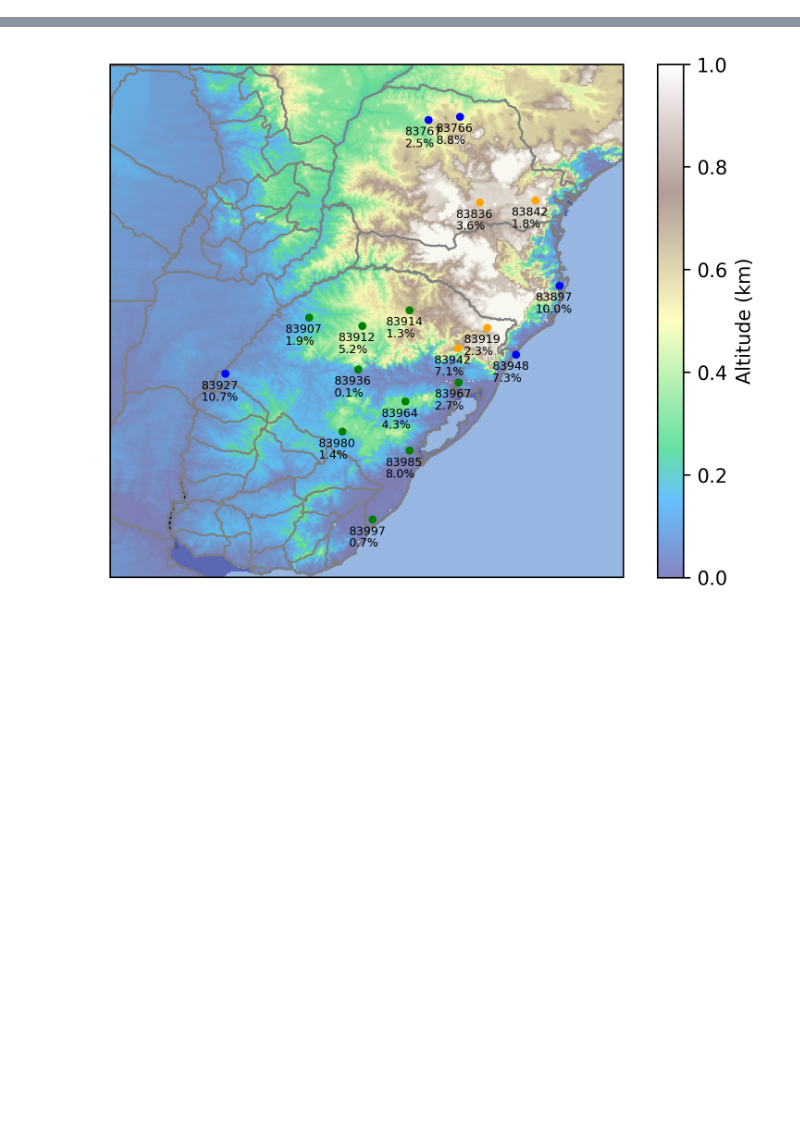
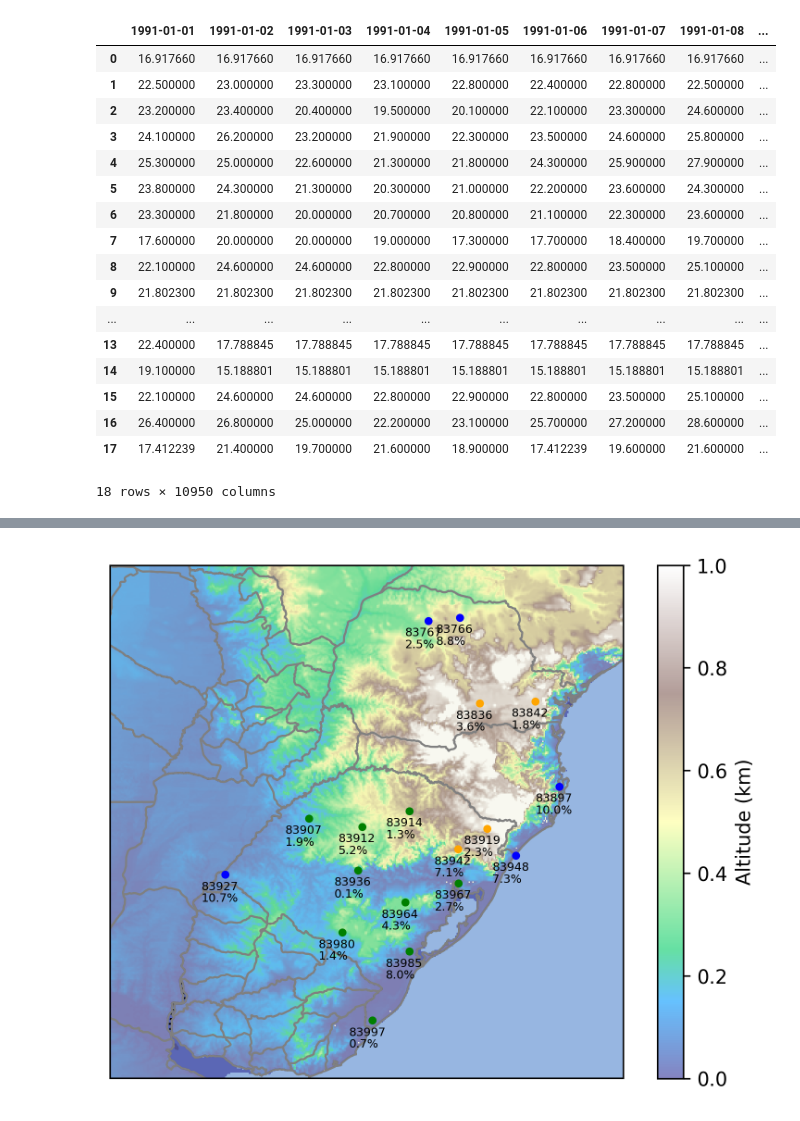
Before and after one commit to lucasdmarten/dissertacao, a Jupyter notebook: stations_parser.ipynb, the cells around one changed output, grey strips where cells are left out. Saved outputs shown, nothing was run; the diff lists cells and outputs as text; code cells hidden in the pictures; blank space fills up the shorter version.

```diff
--- a/stations_parser.ipynb
+++ b/stations_parser.ipynb
@@ -107,6 +107,27 @@ def fancy_dendrogram(*args, **kwargs):
         if max_d:
             plt.axhline(y=max_d, c='k')
     return ddata
+# %%
+data
+# %% [output]
+|  | 1991-01-01 | 1991-01-02 | 1991-01-03 | 1991-01-04 | 1991-01-05 | 1991-01-06 | 1991-01-07 | 1991-01-08 | ... |
+| 0 | 16.917660 | 16.917660 | 16.917660 | 16.917660 | 16.917660 | 16.917660 | 16.917660 | 16.917660 | ... |
+| 1 | 22.500000 | 23.000000 | 23.300000 | 23.100000 | 22.800000 | 22.400000 | 22.800000 | 22.500000 | ... |
+| 2 | 23.200000 | 23.400000 | 20.400000 | 19.500000 | 20.100000 | 22.100000 | 23.300000 | 24.600000 | ... |
+| 3 | 24.100000 | 26.200000 | 23.200000 | 21.900000 | 22.300000 | 23.500000 | 24.600000 | 25.800000 | ... |
+| 4 | 25.300000 | 25.000000 | 22.600000 | 21.300000 | 21.800000 | 24.300000 | 25.900000 | 27.900000 | ... |
+| 5 | 23.800000 | 24.300000 | 21.300000 | 20.300000 | 21.000000 | 22.200000 | 23.600000 | 24.300000 | ... |
+| 6 | 23.300000 | 21.800000 | 20.000000 | 20.700000 | 20.800000 | 21.100000 | 22.300000 | 23.600000 | ... |
+| 7 | 17.600000 | 20.000000 | 20.000000 | 19.000000 | 17.300000 | 17.700000 | 18.400000 | 19.700000 | ... |
+| 8 | 22.100000 | 24.600000 | 24.600000 | 22.800000 | 22.900000 | 22.800000 | 23.500000 | 25.100000 | ... |
+| 9 | 21.802300 | 21.802300 | 21.802300 | 21.802300 | 21.802300 | 21.802300 | 21.802300 | 21.802300 | ... |
+| ... | ... | ... | ... | ... | ... | ... | ... | ... | ... |
+| 13 | 22.400000 | 17.788845 | 17.788845 | 17.788845 | 17.788845 | 17.788845 | 17.788845 | 17.788845 | ... |
+| 14 | 19.100000 | 15.188801 | 15.188801 | 15.188801 | 15.188801 | 15.188801 | 15.188801 | 15.188801 | ... |
+| 15 | 22.100000 | 24.600000 | 24.600000 | 22.800000 | 22.900000 | 22.800000 | 23.500000 | 25.100000 | ... |
+| 16 | 26.400000 | 26.800000 | 25.000000 | 22.200000 | 23.100000 | 25.700000 | 27.200000 | 28.600000 | ... |
+| 17 | 17.412239 | 21.400000 | 19.700000 | 21.600000 | 18.900000 | 17.412239 | 19.600000 | 21.600000 | ... |
+18 rows × 10950 columns
 # %%
 from scipy.cluster.hierarchy import dendrogram, linkage
 from matplotlib import pyplot as plt
```
Also changed, not shown: parts of 1 cell of this notebook.
